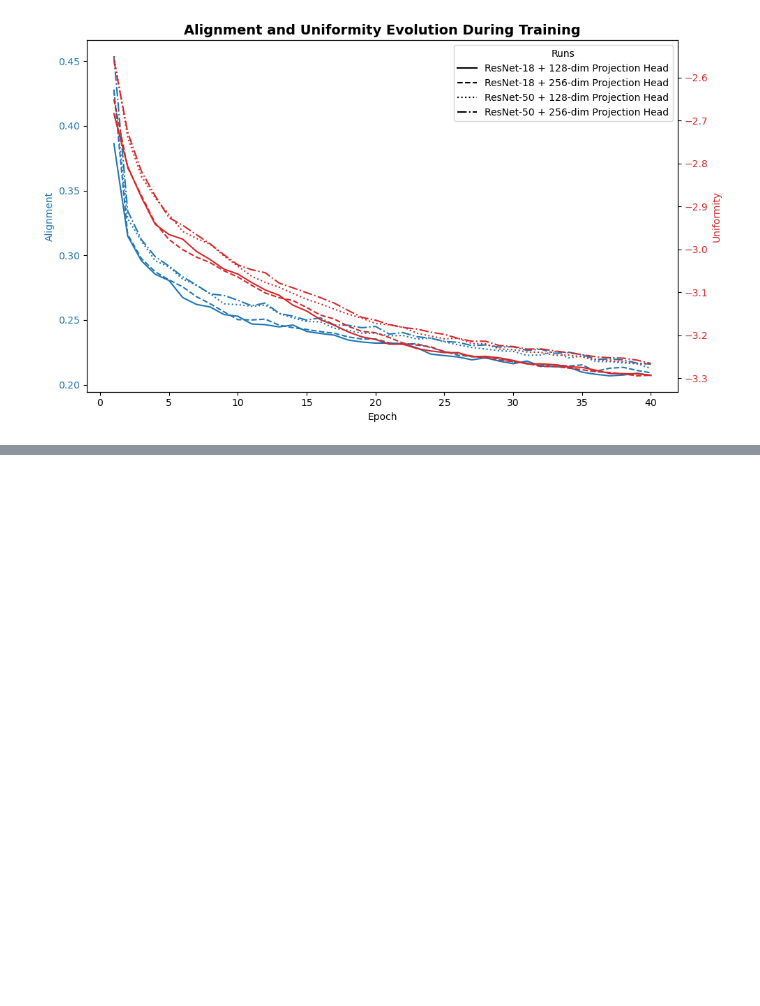
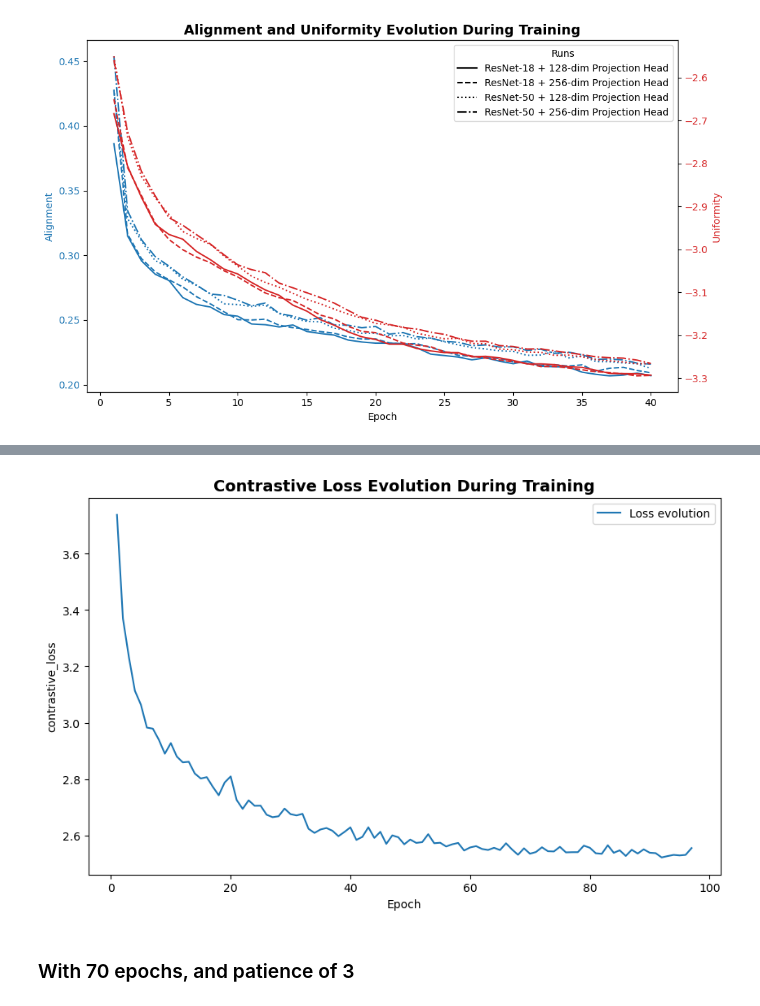
Before and after one commit to aurorapujols/treball-final-de-grau, a Jupyter notebook: notebooks/03_ssl_training.ipynb, the cells around one changed output, grey strips where cells are left out. Drawn from its saved outputs; the diff is of its cells as text; code cells hidden in the pictures; blank space fills up the shorter version.

```diff
--- a/notebooks/03_ssl_training.ipynb
+++ b/notebooks/03_ssl_training.ipynb
@@ -611,0 +626,6 @@ plot_alignment_uniformity_evolution_multi(dfs, labels)
+# %%
+plot_contrastive_loss_evolution(df)
+# %% [output]
+[figure, added]
+# %% [markdown]
+### With 70 epochs, and patience of 3
```
Also changed, not shown: parts of 9 cells of this notebook, 11 other files.
